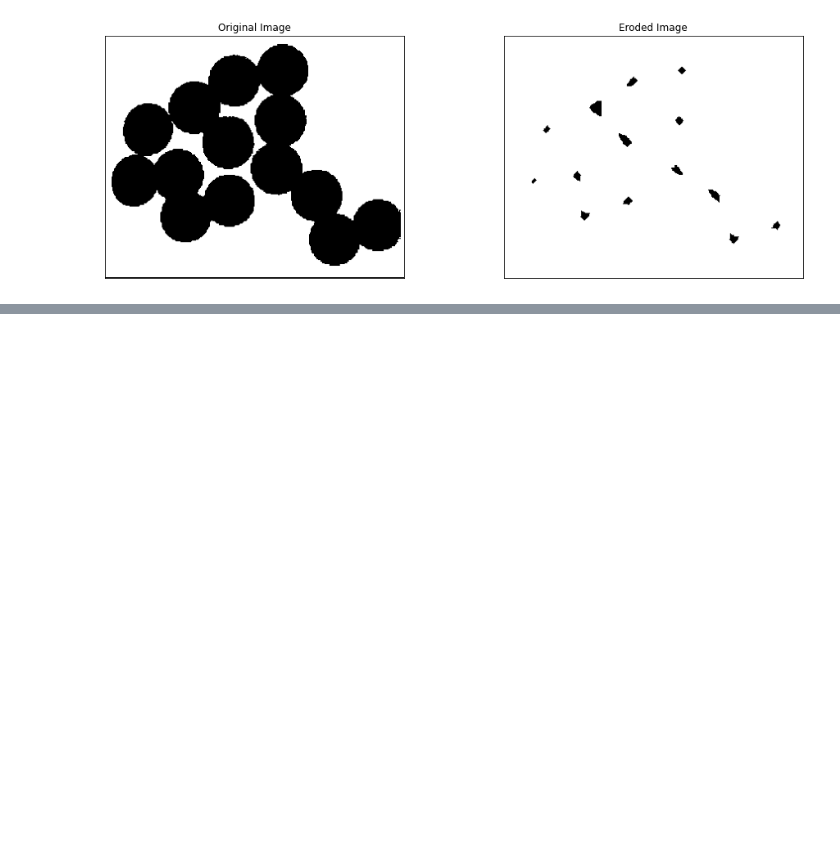
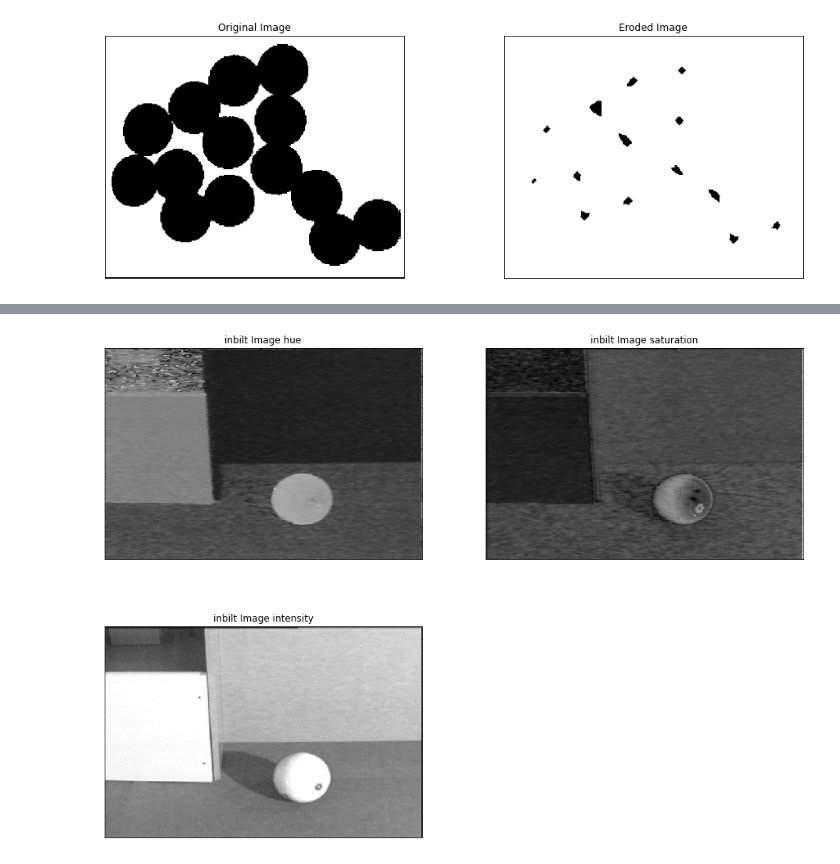
Before and after one commit to KunalMoharkar/Mid-level-Image-Processing, a Jupyter notebook: Untitled.ipynb, the cells around one changed output, grey strips where cells are left out. Saved outputs shown, nothing was run; the diff lists cells and outputs as text; code cells hidden in the pictures; blank space fills up the shorter version.

```diff
--- a/Untitled.ipynb
+++ b/Untitled.ipynb
@@ -256,3 +237,95 @@ plt.yticks([])
 14
 ([], [])
 [figure]
+# %%
+
+def Myrgb2hsi(img):
+
+    #normailze
+    img = np.float32(img)/255
+
+    b = img[:,:,0]
+    g = img[:,:,1]
+    r = img[:,:,2]
+
+
+    #intensity component calucation
+
+    img_intensity = np.divide(b + g + r, 3)
+
+    plt.figure(figsize=(16,12))
+    plt.subplot(2,2,1)
+    plt.imshow(img_intensity,cmap='gray')
+    plt.title('Intensity Image')
+    plt.xticks([])
+    plt.yticks([])
+
+    #staturation component calculation
+
+    minimum = np.minimum(np.minimum(r, g), b)
+    img_saturation = 1 - (3 / (r + g + b) * minimum)
+
+    plt.subplot(2,2,2)
+    plt.imshow(img_saturation,cmap='gray')
+    plt.title('Saturation Image')
+    plt.xticks([])
+    plt.yticks([])
+
+
+    #hue componenet calculation
+
+    hue = r.copy()
+
+    for i in range(0, b.shape[0]):
+        for j in range(0, b.shape[1]):
+            hue[i][j] = 0.5 * ((r[i][j] - g[i][j]) + (r[i][j] - b[i][j])) / \
+                                math.sqrt((r[i][j] - g[i][j])**2 +
+                                        ((r[i][j] - b[i][j]) * (g[i][j] - b[i][j])) + 0.00000000001)
+            hue[i][j] = math.acos(hue[i][j])
+
+            if b[i][j] <= g[i][j]:
+                hue[i][j] = hue[i][j]
+            else:
+                hue[i][j] = ((360 * math.pi) / 180.0) - hue[i][j]
+
+    plt.subplot(2,2,3)
+    plt.imshow(hue,cmap='gray')
+    plt.title('Hue Image')
+    plt.xticks([])
+    plt.yticks([])
+
+img = cv2.imread("images/ball.bmp")
+
+img_hsi = cv2.cvtColor(img, cv2.COLOR_RGB2HSV)
+
+im_h = img_hsi[:,:,0]
+im_s = img_hsi[:,:,1]
+im_i = img_hsi[:,:,2]
+
+
+plt.figure(figsize=(16,12))
+plt.subplot(2,2,1)
+plt.imshow(im_h, cmap='gray')
+plt.title('inbilt Image hue')
+plt.xticks([])
+plt.yticks([])
+
+plt.subplot(2,2,2)
+plt.imshow(im_s, cmap='gray')
+plt.title('inbilt Image saturation')
+plt.xticks([])
+plt.yticks([])
+
+plt.subplot(2,2,3)
+plt.imshow(im_i, cmap='gray')
+plt.title('inbilt Image intensity')
+plt.xticks([])
+plt.yticks([])
+
+
+Myrgb2hsi(img)
+
+cv2.cvtColor(img, cv2.COLOR_RGB2HSV)
+
+print(img.shape)
+# %% [output]
@@ -258,0 +333 @@ plt.yticks([])
+[figure, added]
```
Also changed, not shown: parts of 3 cells of this notebook.
